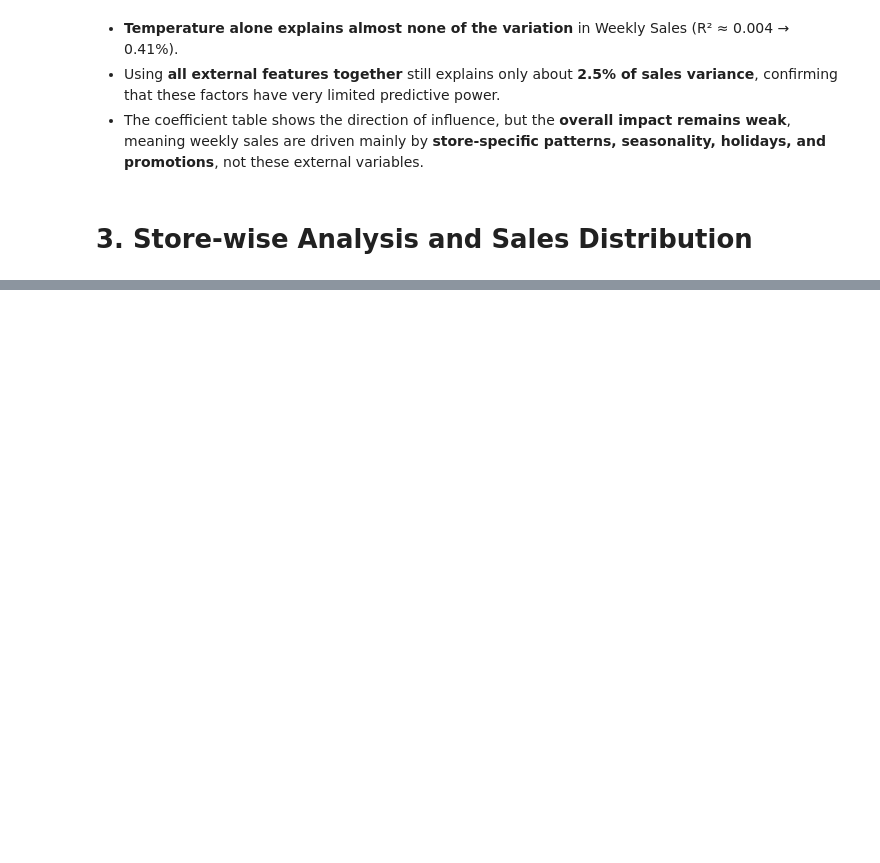
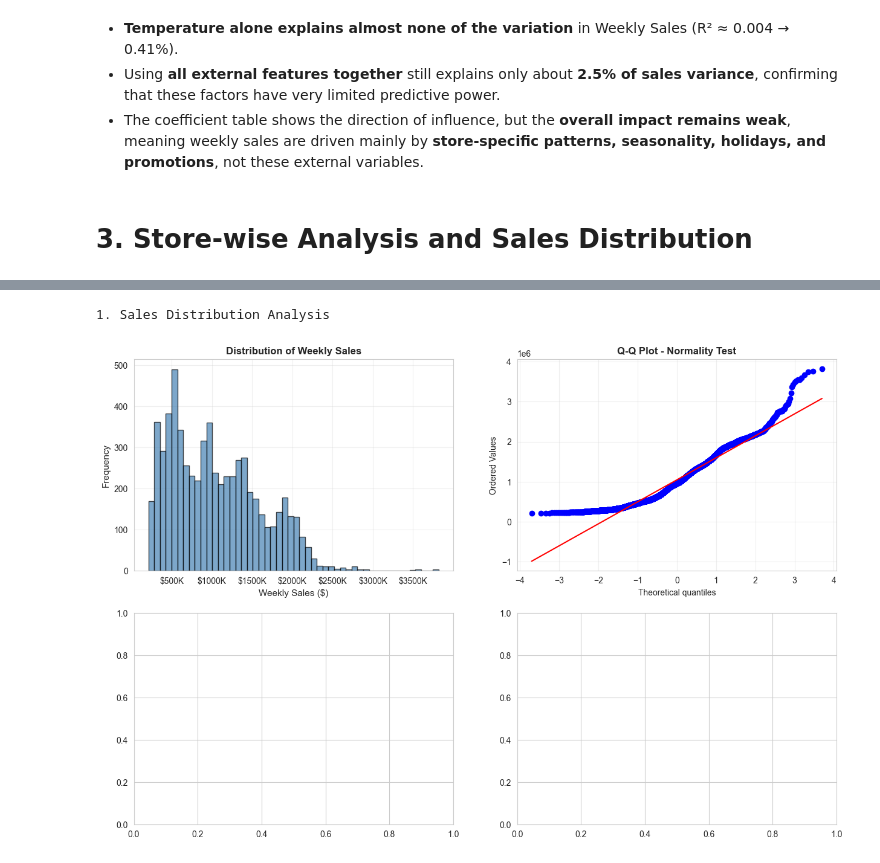
Before and after one commit to Fatim-Zhra/walmart-sales-forecasting-timeseries, a Jupyter notebook: notebooks/Walmart_Time_Series_Forecasting_Final.ipynb, the cells around one changed output, grey strips where cells are left out. Cells and saved outputs as stored; diff of their text form; code cells hidden in the pictures; blank space fills up the shorter version.

```diff
--- a/notebooks/Walmart_Time_Series_Forecasting_Final.ipynb
+++ b/notebooks/Walmart_Time_Series_Forecasting_Final.ipynb
@@ -190,0 +267,21 @@ Feature Importance (Coefficients):
+# %%
+# 1. Sales Distribution Analysis
+print("\n1. Sales Distribution Analysis")
+fig, axes = plt.subplots(2, 2, figsize=(15, 10))
+
+# Histogram with KDE
+axes[0, 0].hist(df['Weekly_Sales'], bins=50, alpha=0.7, color='steelblue', edgecolor='black')
+axes[0, 0].set_xlabel('Weekly Sales ($)', fontsize=11)
+axes[0, 0].set_ylabel('Frequency', fontsize=11)
+axes[0, 0].set_title('Distribution of Weekly Sales', fontweight='bold', fontsize=12)
+axes[0, 0].xaxis.set_major_formatter(mticker.FuncFormatter(lambda x, _: f'${int(x/1e3):.0f}K'))
+axes[0, 0].grid(alpha=0.3)
+
+# Q-Q Plot for normality
+from scipy import stats
+stats.probplot(df['Weekly_Sales'], dist="norm", plot=axes[0, 1])
+axes[0, 1].set_title('Q-Q Plot - Normality Test', fontweight='bold', fontsize=12)
+axes[0, 1].grid(alpha=0.3)
+# %% [output]
+1. Sales Distribution Analysis
+[figure, added]
```
Also changed, not shown: parts of 4 cells of this notebook.
